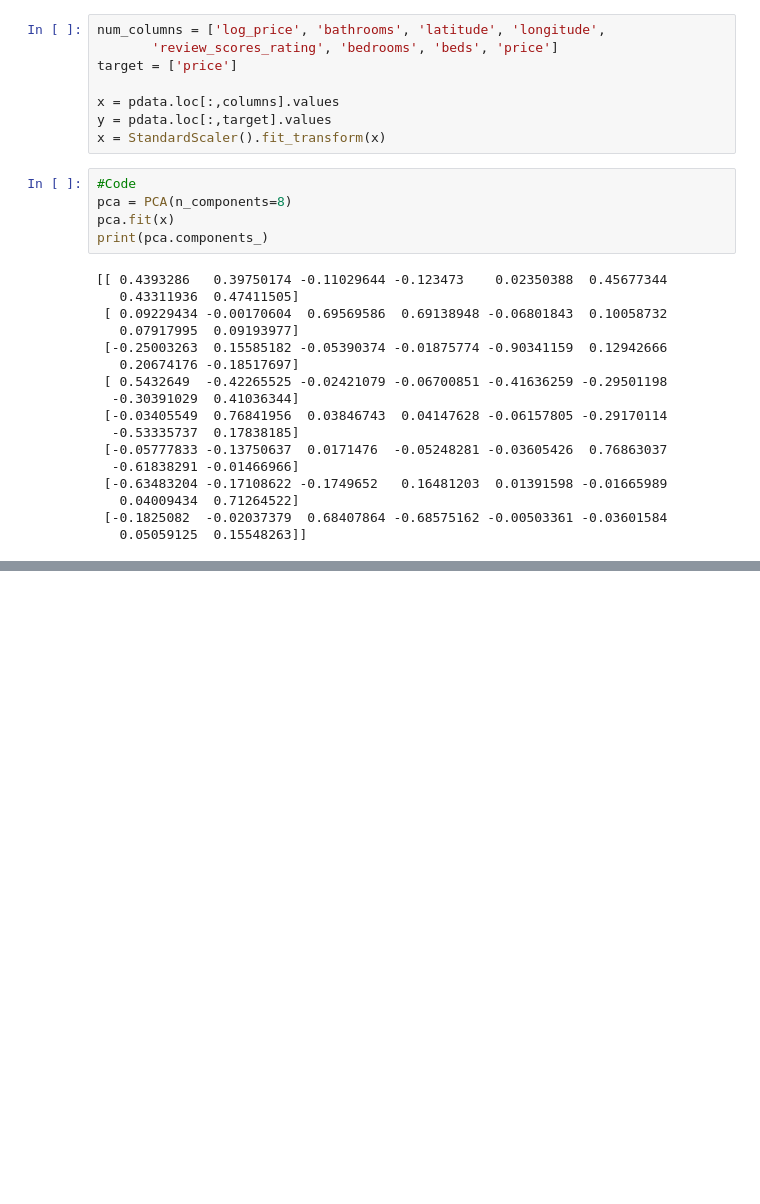
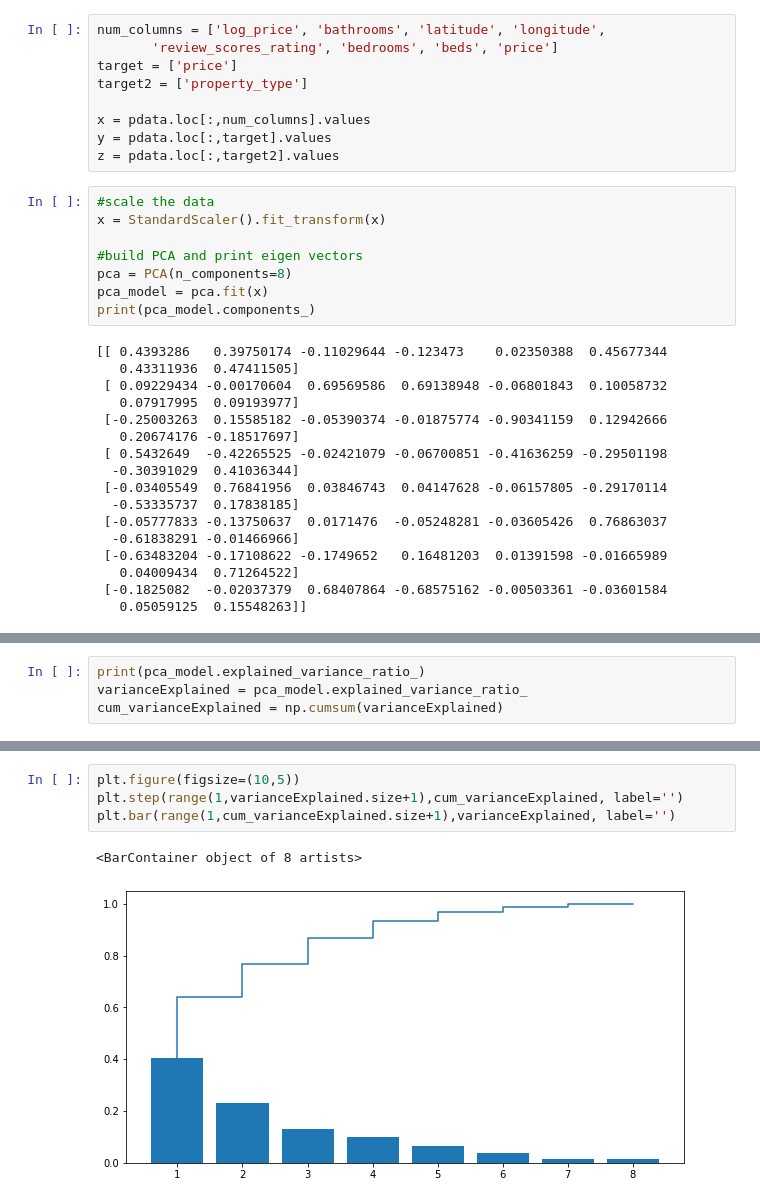
Before and after one commit to allenmiller17/SMU_7331_ML1_Project_1, a Jupyter notebook: Project 1 Final Write Up.ipynb, the cells around one changed output, grey strips where cells are left out. Cells and saved outputs as stored; diff of their text form; blank space fills up the shorter version.

```diff
--- a/Project 1 Final Write Up.ipynb
+++ b/Project 1 Final Write Up.ipynb
@@ -167,15 +168,19 @@ from sklearn.decomposition import PCA
 num_columns = ['log_price', 'bathrooms', 'latitude', 'longitude',
        'review_scores_rating', 'bedrooms', 'beds', 'price']
 target = ['price']
+target2 = ['property_type']
 
-x = pdata.loc[:,columns].values
+x = pdata.loc[:,num_columns].values
 y = pdata.loc[:,target].values
-x = StandardScaler().fit_transform(x)
+z = pdata.loc[:,target2].values
 # %%
-#Code
+#scale the data
+x = StandardScaler().fit_transform(x)
+
+#build PCA and print eigen vectors
 pca = PCA(n_components=8)
-pca.fit(x)
-print(pca.components_)
+pca_model = pca.fit(x)
+print(pca_model.components_)
 # %% [output]
 [[ 0.4393286   0.39750174 -0.11029644 -0.123473    0.02350388  0.45677344
    0.43311936  0.47411505]
@@ -202,0 +201,4 @@ print(pca.explained_variance_ratio_)
+# %%
+print(pca_model.explained_variance_ratio_)
+varianceExplained = pca_model.explained_variance_ratio_
+cum_varianceExplained = np.cumsum(varianceExplained)
@@ -202,0 +216,7 @@ print(pca.explained_variance_ratio_)
+# %%
+plt.figure(figsize=(10,5))
+plt.step(range(1,varianceExplained.size+1),cum_varianceExplained, label='')
+plt.bar(range(1,cum_varianceExplained.size+1),varianceExplained, label='')
+# %% [output]
+<BarContainer object of 8 artists>
+[figure, added]
```
Also changed, not shown: parts of 7 cells of this notebook.
